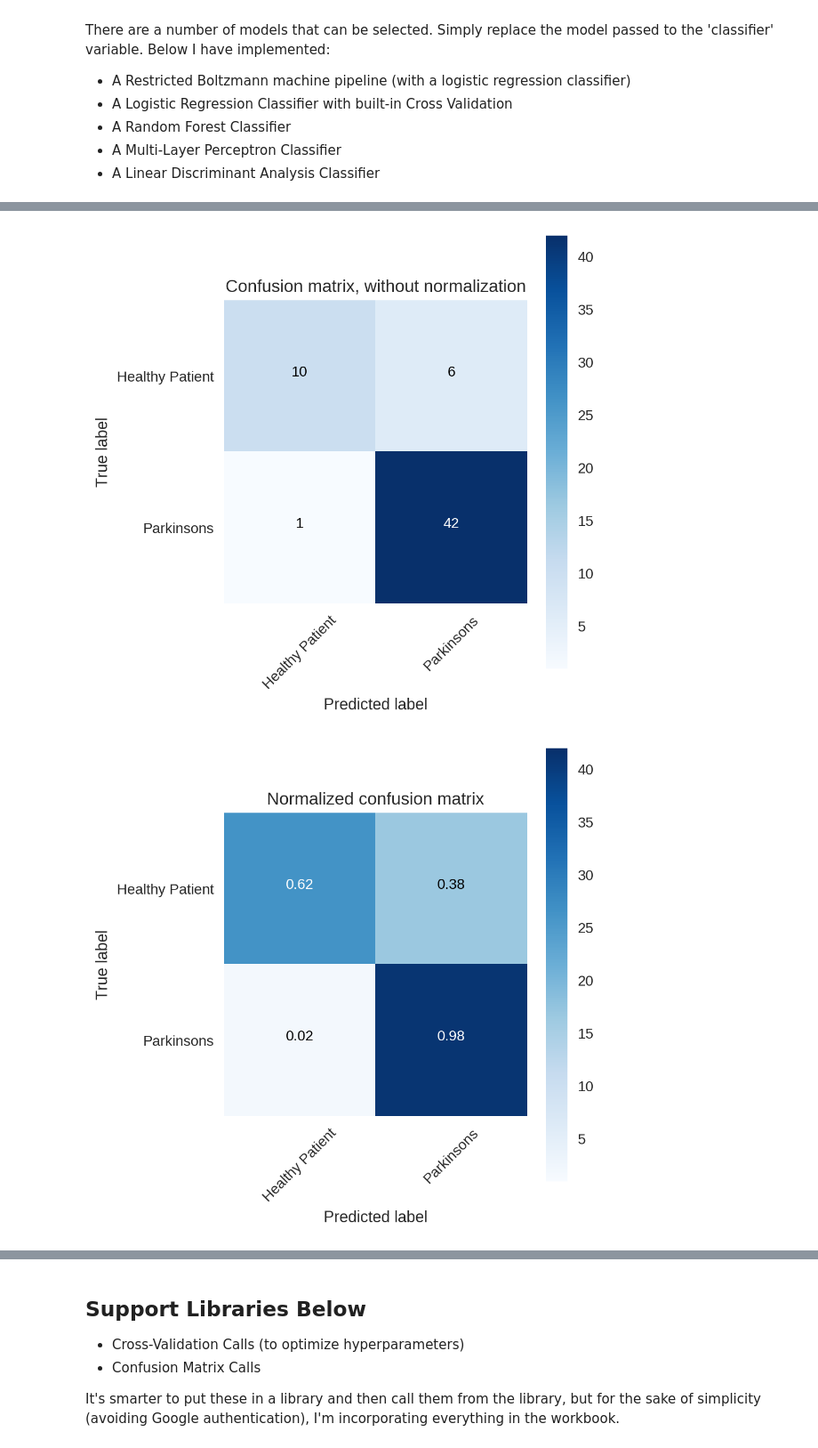
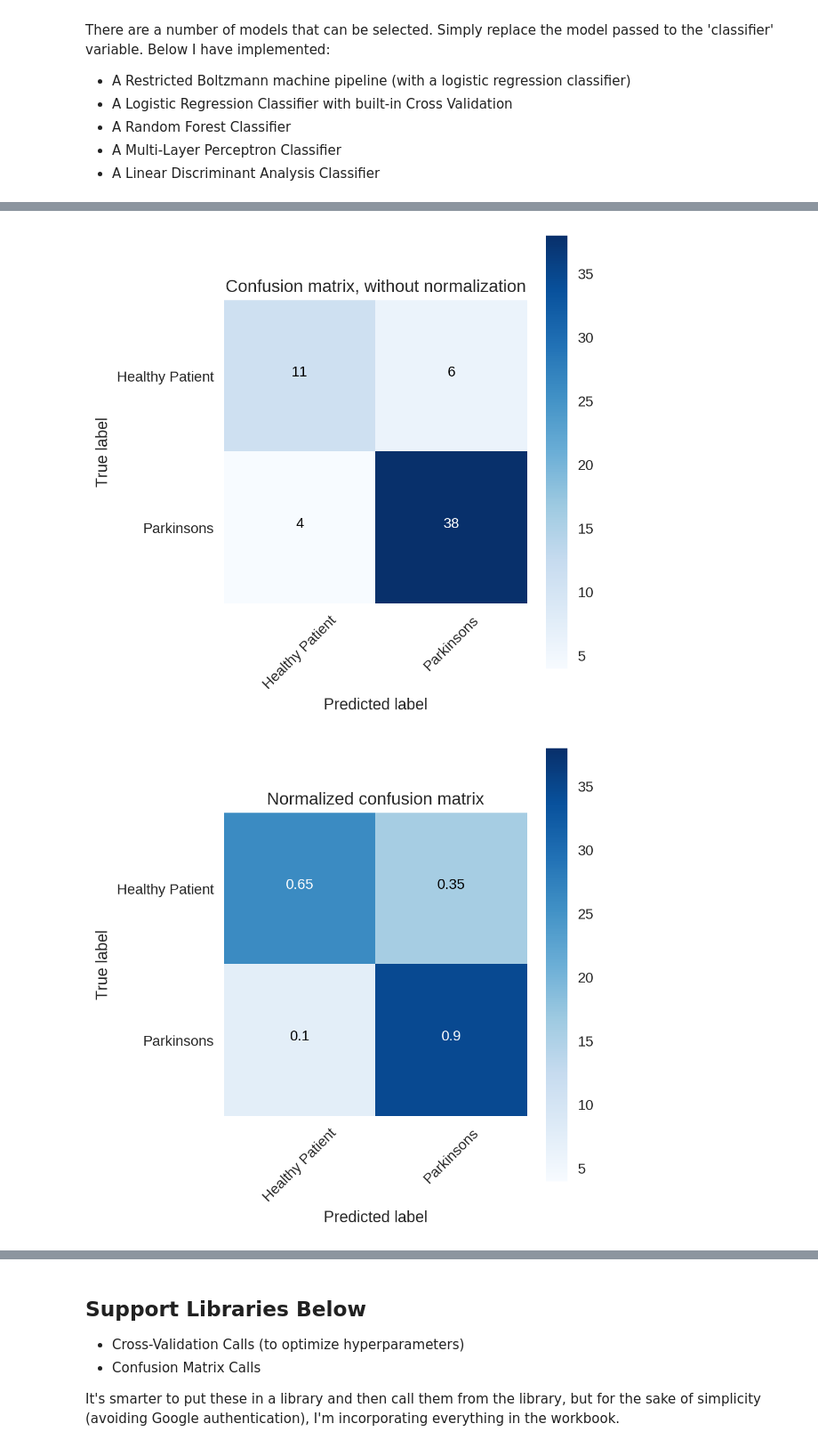
Before and after one commit to todnewman/coe_training, a Jupyter notebook: Basic_Supervised_Machine_Learning.ipynb, the cells around one changed output, grey strips where cells are left out. Shown: that part at 89% size. Saved outputs shown, nothing was run; the diff lists cells and outputs as text; code cells hidden in the pictures.

```diff
--- a/Basic_Supervised_Machine_Learning.ipynb
+++ b/Basic_Supervised_Machine_Learning.ipynb
@@ -374,7 +430,7 @@ model_nn= MLPClassifier(solver='adam', alpha=1e-5, shuffle=True, hidden_layer_si
 #  LDA Model
 model_lda = LDA(n_components=3)
 
-classifier = model_rf  # feel free to switch models around
+classifier = model_nn  # feel free to switch models around
 
 classify_predict(filename, target, classifier, out_filename)
 # %% [output]
@@ -400,2 +466,2 @@ CONFUSION MATRIX
-[figure, old version]
+[figure, new version]
-[figure, old version]
+[figure, new version]
```
Also changed, not shown: parts of 8 cells of this notebook.
